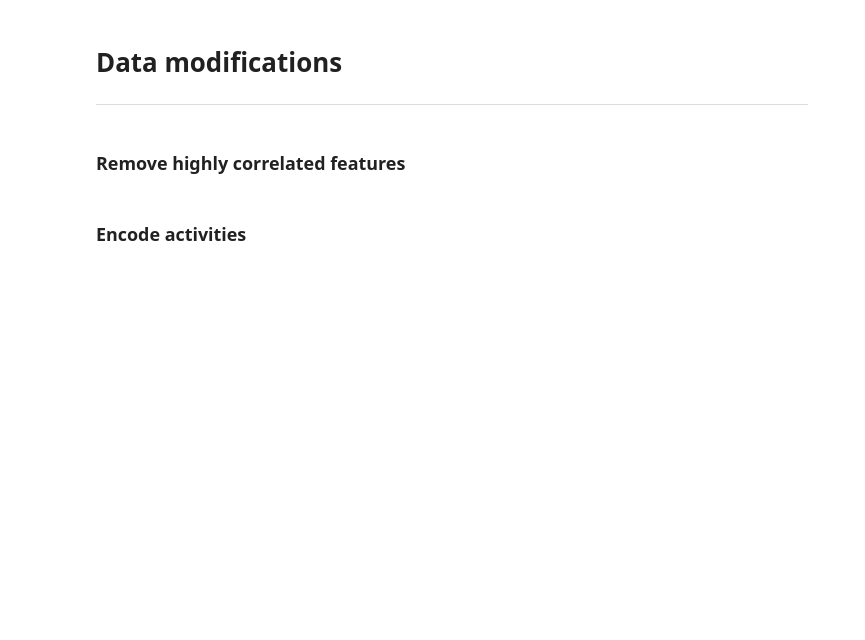
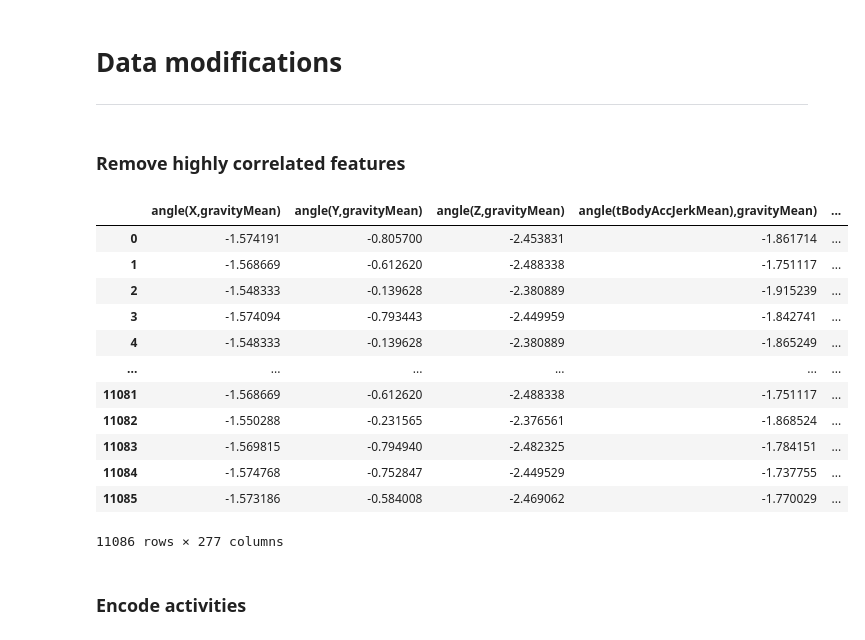
Before and after one commit to mati9725/hackathon, a Jupyter notebook: train_model.ipynb, the cells around one changed output. Drawn from its saved outputs; the diff is of its cells as text; code cells hidden in the pictures; blank space fills up the shorter version.

Commit message:
rm correlated features

```diff
--- a/train_model.ipynb
+++ b/train_model.ipynb
@@ -104,6 +104,39 @@ y_data = data.Activity
 data = data.drop(columns = ["Activity"])
 # %% [markdown]
 ### Remove highly correlated features
+# %%
+# KORELACJA
+
+# corr_data = data['angle(X,gravityMean)'].corr(data['angle(Y,gravityMean)']) #Korelacja między 2 kolumnami
+
+# Obliczenie modułu korelacji
+corr_matrix = data.corr().abs()
+# Próg maksymalnego skorelowania
+thresh = 0.95
+# Wystarczy macierz górnotrójkątna (macierz symetryczna)
+upper_triu_corr = corr_matrix.where(np.triu(np.ones(corr_matrix.shape), k=1).astype(np.bool))
+triu_cols = upper_triu_corr.columns
+# Jeśli jakakolwiek cecha skorelowana ponad próg - do usunięcia
+high_correlated_features = [column for column in triu_cols if any(upper_triu_corr[column] > thresh)]
+# Usunięcie
+data = data.drop(data[high_correlated_features], axis = 1)
+# %%
+# Dane po usunięciu korelacji (znacząca redukcja kolumn)
+data
+# %% [output]
+|  | angle(X,gravityMean) | angle(Y,gravityMean) | angle(Z,gravityMean) | angle(tBodyAccJerkMean),gravityMean) | ... |
+| 0 | -1.574191 | -0.805700 | -2.453831 | -1.861714 | ... |
+| 1 | -1.568669 | -0.612620 | -2.488338 | -1.751117 | ... |
+| 2 | -1.548333 | -0.139628 | -2.380889 | -1.915239 | ... |
+| 3 | -1.574094 | -0.793443 | -2.449959 | -1.842741 | ... |
+| 4 | -1.548333 | -0.139628 | -2.380889 | -1.865249 | ... |
+| ... | ... | ... | ... | ... | ... |
+| 11081 | -1.568669 | -0.612620 | -2.488338 | -1.751117 | ... |
+| 11082 | -1.550288 | -0.231565 | -2.376561 | -1.868524 | ... |
+| 11083 | -1.569815 | -0.794940 | -2.482325 | -1.784151 | ... |
+| 11084 | -1.574768 | -0.752847 | -2.449529 | -1.737755 | ... |
+| 11085 | -1.573186 | -0.584008 | -2.469062 | -1.770029 | ... |
+11086 rows × 277 columns
 # %% [markdown]
 ### Encode activities
 # %%
```
Also changed, not shown: parts of 1 cell of this notebook.
